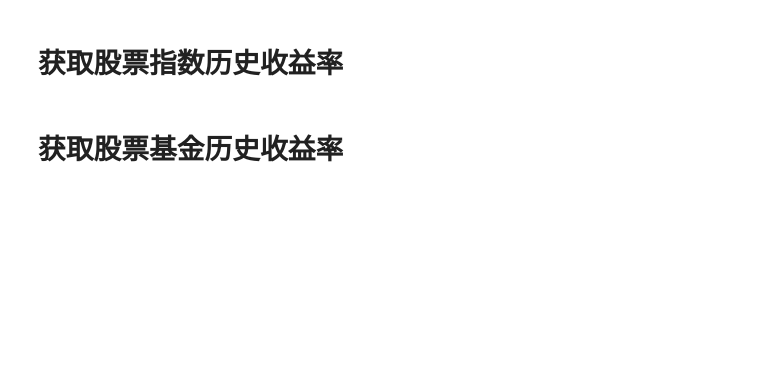
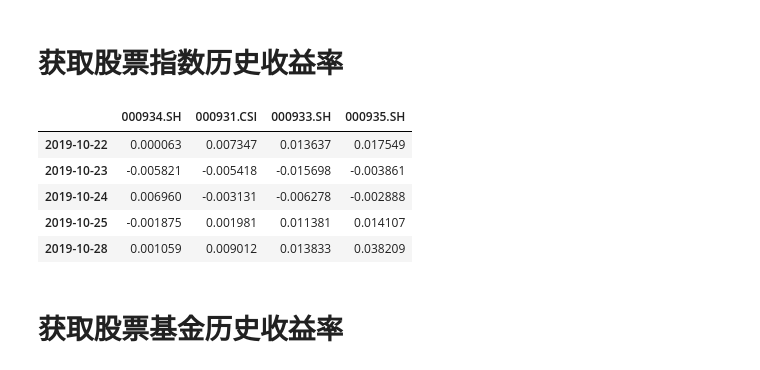
Before and after one commit to sharkwang/FOF-Manager, a Jupyter notebook: notebook/股票基金仓位测算.ipynb, the cells around one changed output. Saved outputs shown, nothing was run; the diff lists cells and outputs as text; code cells hidden in the pictures; blank space fills up the shorter version.

```diff
--- a/notebook/股票基金仓位测算.ipynb
+++ b/notebook/股票基金仓位测算.ipynb
@@ -30,6 +26,15 @@ data = w.wsd(codes, 'close', start_date, end_date)
 df = pd.DataFrame(np.array(data.Data).T, index=data.Times, columns=data.Codes)
 # %%
 rdf = df.pct_change().dropna()
+# %%
+rdf.head()
+# %% [output]
+|  | 000934.SH | 000931.CSI | 000933.SH | 000935.SH |
+| 2019-10-22 | 0.000063 | 0.007347 | 0.013637 | 0.017549 |
+| 2019-10-23 | -0.005821 | -0.005418 | -0.015698 | -0.003861 |
+| 2019-10-24 | 0.006960 | -0.003131 | -0.006278 | -0.002888 |
+| 2019-10-25 | -0.001875 | 0.001981 | 0.011381 | 0.014107 |
+| 2019-10-28 | 0.001059 | 0.009012 | 0.013833 | 0.038209 |
 # %% [markdown]
 # 获取股票基金历史收益率
 # %%
```
Also changed, not shown: parts of 9 cells of this notebook, 7 other files.
